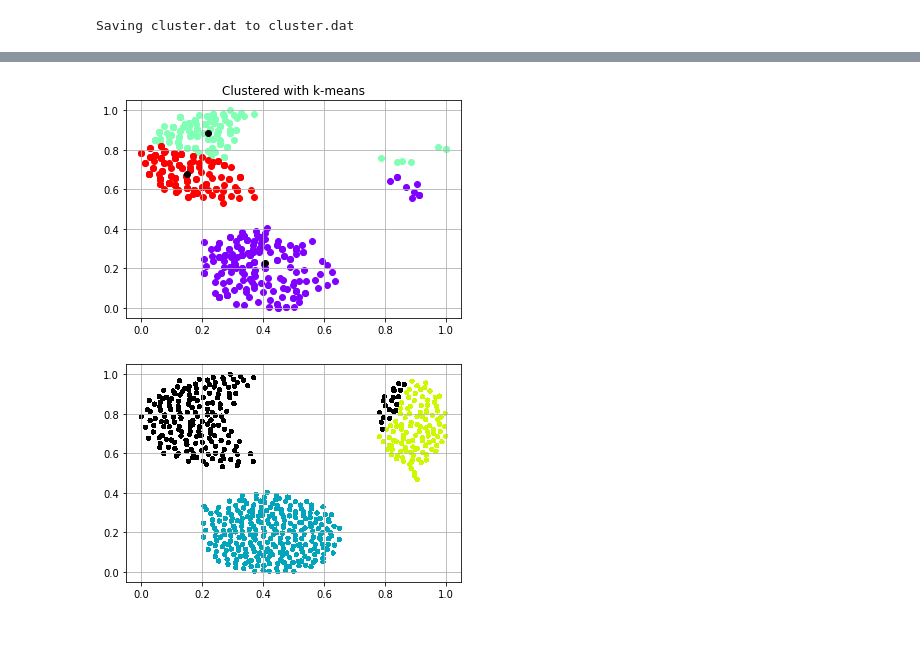
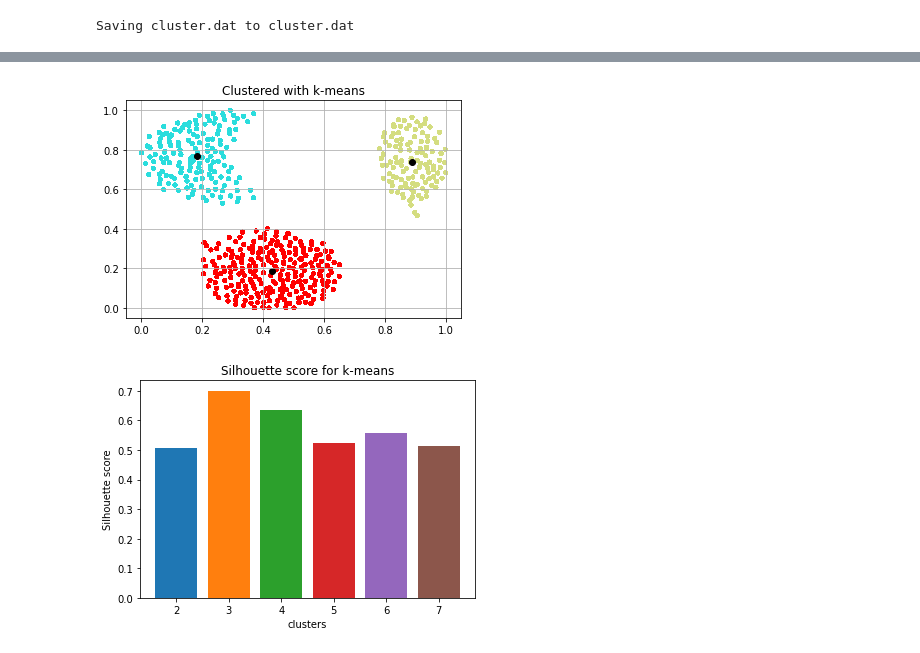
Before and after one commit to izumizawa/mc886y2021, a Jupyter notebook: Project1.ipynb, the cells around one changed output, grey strips where cells are left out. Cells and saved outputs as stored; diff of their text form; code cells hidden in the pictures.

```diff
--- a/Project1.ipynb
+++ b/Project1.ipynb
@@ -27,6 +28,6 @@ Returns first `training set` and then `test set` depending on the percentage in
 # %%
 def split_data(data, test_percent):
   test_numbers = int(round(test_percent*len(data)))
-  shuffled_data = data[:]
-  random.shuffle(shuffled_data)
+  shuffled_data = np.array(data)
+  np.random.shuffle(shuffled_data)
   return shuffled_data[test_numbers:], shuffled_data[:test_numbers]
@@ -86,14 +152,14 @@ def k_means(k, data):
 # %%
-def print_clusters(centers, clusters):
-  clusters = np.array(clusters, dtype=object)
-  for i in range(len(clusters)):
-    clusters[i] = np.array(clusters[i])
+def print_clusters(data, label, *args, **kwargs):
+  n_cluster = max(label)
+  if (max(label) == 0):
+    n_cluster = 1
+  for i in range(len(data)):
+    colors = cm.rainbow(np.array(label).astype(float) / n_cluster)
+    plt.scatter(data[:,0], data[:,1], color=colors, s=10)
 
-  colors = cm.rainbow(np.linspace(0, 1, len(clusters)))
-  for y, c in zip(clusters, colors):
-      plt.scatter(y[:,0], y[:,1], color=c)
-
-  plt.scatter(centers[:,0], centers[:,1], c='black')
+  if (args != ()):
+    plt.scatter(args[0][:,0], args[0][:,1], c='black')
   plt.grid()
-  plt.title("Clustered with k-means")
+  plt.title(kwargs["title"])
   plt.show()
@@ -99,0 +168,11 @@ def print_clusters(centers, clusters):
+# %%
+def print_silhouette_score_kmeans(k_min, k_max, data):
+  for k in range(k_min, k_max+1):
+    centers, label = k_means(k, data)
+    y = silhouette_score(data, label)
+    if (y != -2):
+      plt.bar(k, y)
+  plt.title("Silhouette score for k-means")
+  plt.xlabel("clusters")
+  plt.ylabel("Silhouette score")
+  plt.show()
@@ -118,39 +284,9 @@ plt.scatter(data[:,0], data[:,1])
 # %%
 training_set, test_set = split_data(data, 0.1)
 normalization(training_set)
-centers, clusters = k_means(3, training_set)
-print_clusters(centers, clusters)
+centers, label_k_means = k_means(3, training_set)
+print_clusters(training_set, label_k_means, centers, title = "Clustered with k-means")
+print_silhouette_score_kmeans(2, 7, training_set)
 # %% [output]
-[figure, old version]
+[figure, new version]
+[figure, added]
-# %%
-eps = 0.5
-min_points = 4
-# normalization(data)
-
-cluster_id = 0
-clusters = [-1]*len(data)
-distances = []
-for i in range(len(data)):
-  if(clusters[i] == -1):
-    neighbor_count = 0
-    neighbors = []
-    for j in range(len(data)):
-      dist = euclidian_distance(data[j], data[i])
-      distances.append(dist)
-      if (dist <= eps):
-        neighbor_count += 1
-        neighbors.append(j)
-    if (neighbor_count >= min_points):
-      for x in neighbors:
-        if (clusters[x] == -1):
-          clusters[x] = cluster_id
-    cluster_id += 1
-
-if(cluster_id != 0):
-  for i in range(len(data)):
-    colors = cm.nipy_spectral(np.array(clusters).astype(float) / cluster_id)
-    plt.scatter(data[:,0], data[:,1], color=colors, s=10)
-plt.grid()
-plt.show()
-# %% [output]
-[figure, removed]
```
Also changed, not shown: parts of 24 cells of this notebook.
